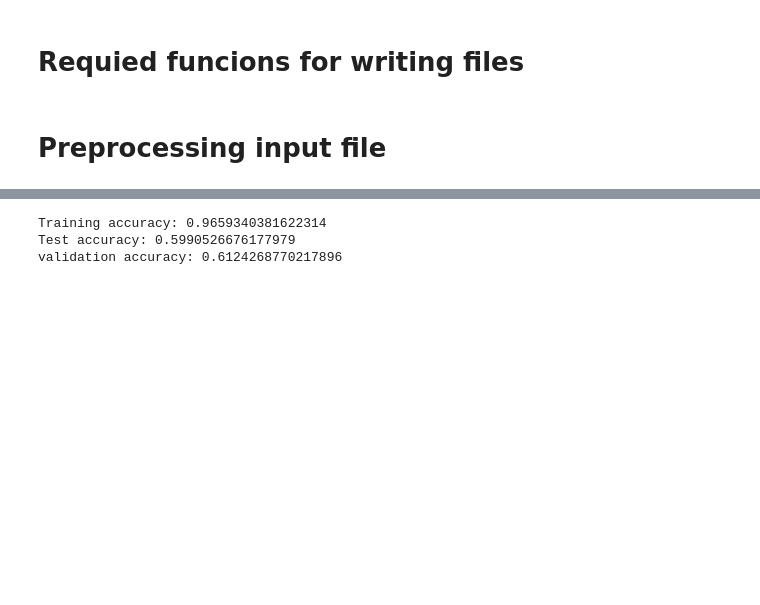
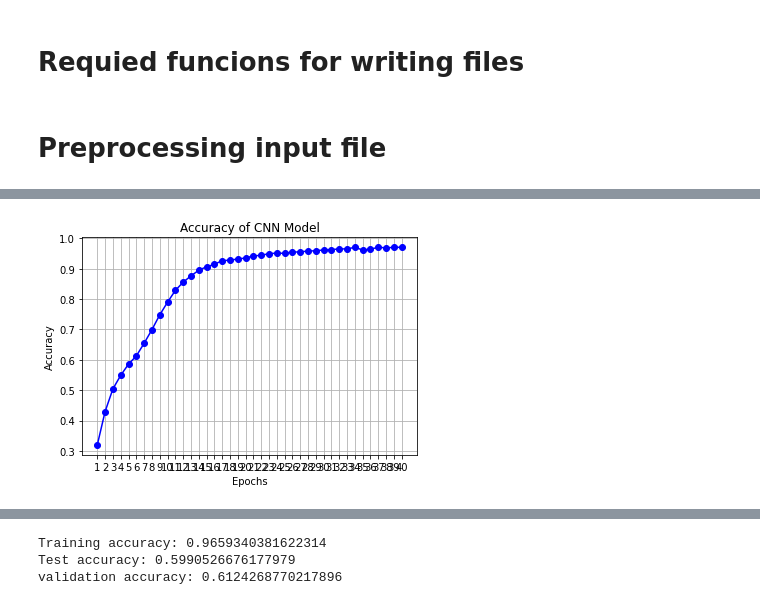
Before and after one commit to abuudarda/Facial-Expression-Detection, a Jupyter notebook: facial-expression-detection.ipynb, the cells around one changed output, grey strips where cells are left out. Drawn from its saved outputs; the diff is of its cells as text; code cells hidden in the pictures; blank space fills up the shorter version.

```diff
--- a/facial-expression-detection.ipynb
+++ b/facial-expression-detection.ipynb
@@ -189,0 +177,14 @@ Epoch 40/40
+# %%
+accuracy_values = train.history['accuracy']
+epochs = range(1, len(accuracy_values) + 1)
+
+# Plotting the accuracy values
+plt.plot(epochs, accuracy_values, 'b-o')
+plt.title('Accuracy of CNN Model')
+plt.xlabel('Epochs')
+plt.ylabel('Accuracy')
+plt.xticks(epochs)
+plt.grid(True)
+plt.show()
+# %% [output]
+[figure, added]
```
Also changed, not shown: parts of 7 cells of this notebook.
